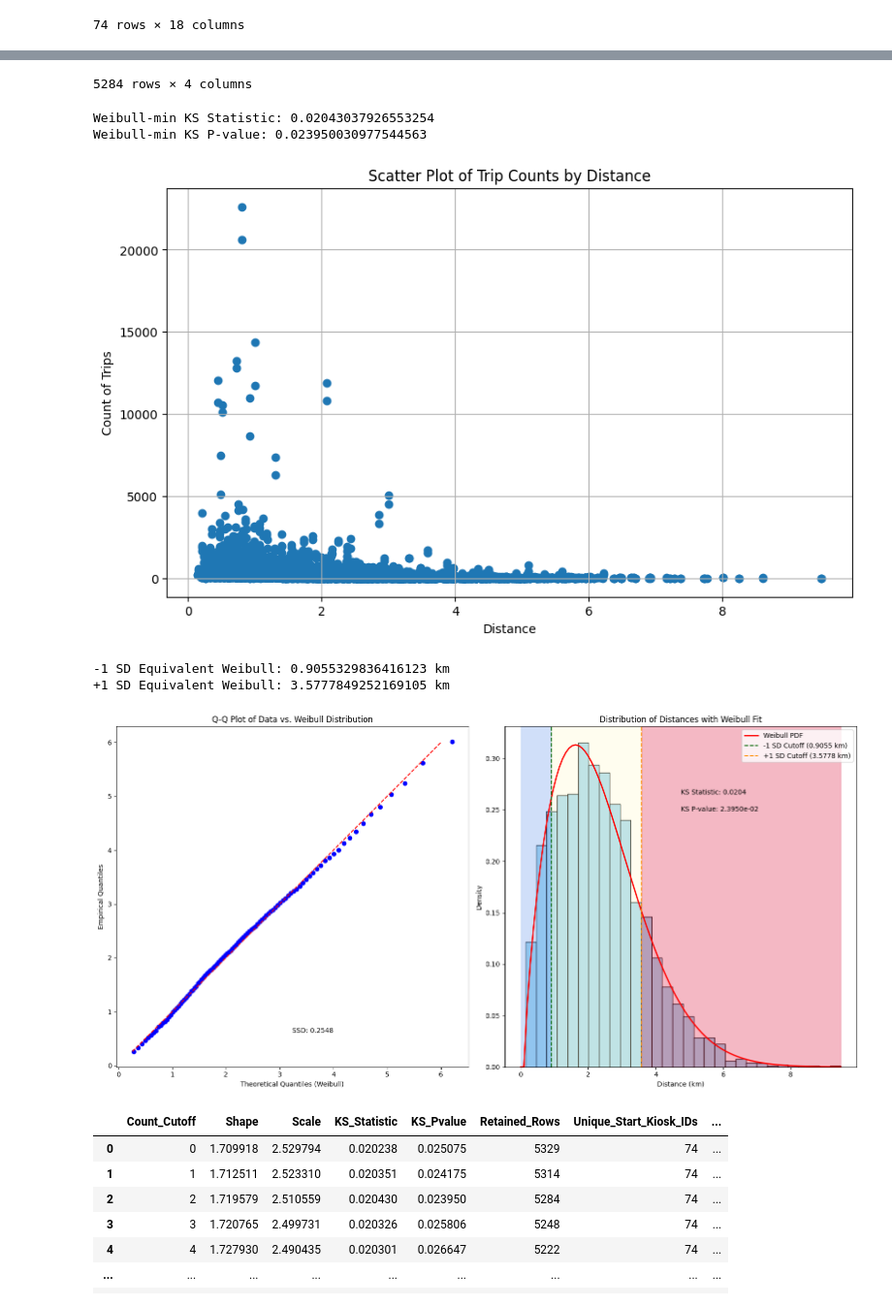
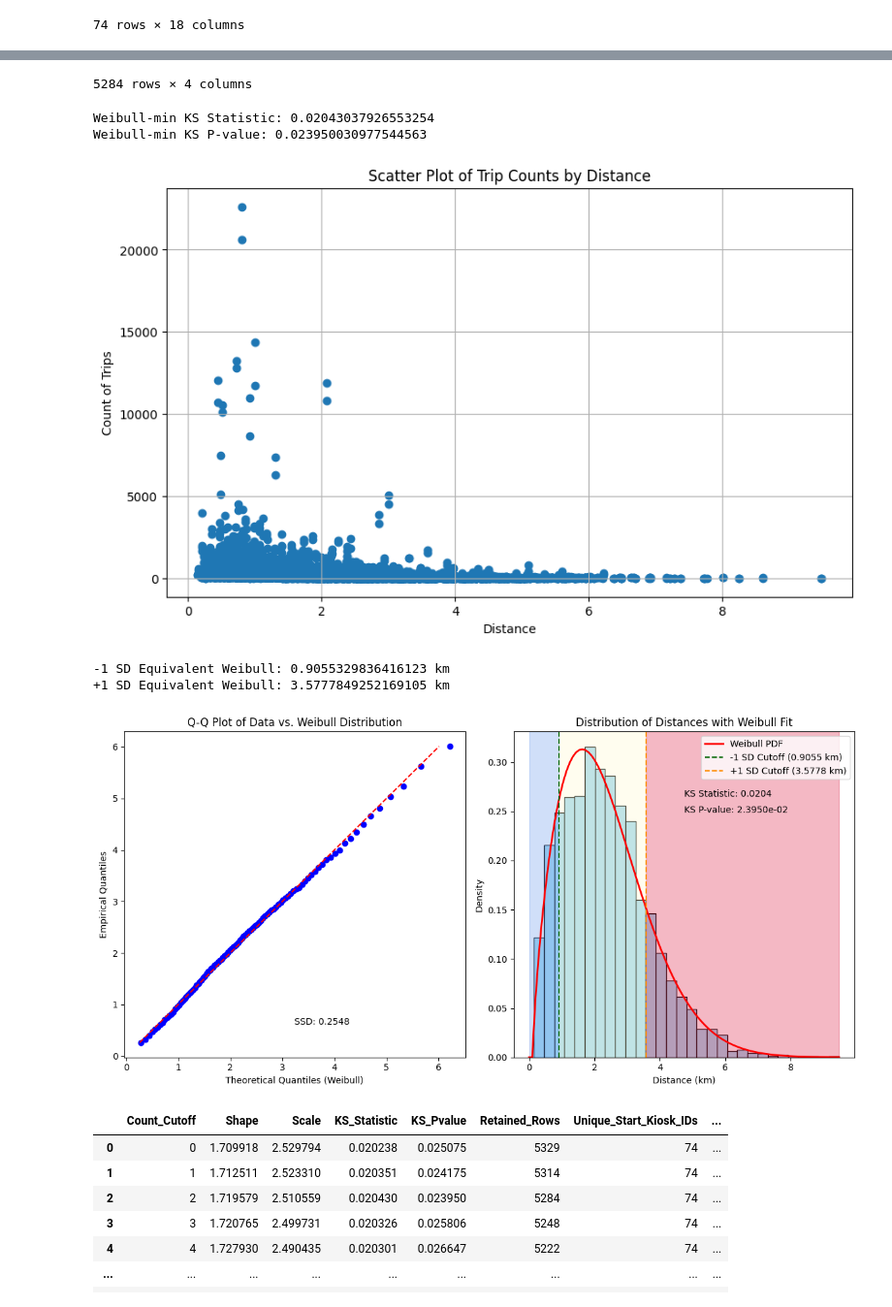
Before and after one commit to anonUnderground/openDataStories, a Jupyter notebook: src/data-processing/create_kiosk_vis_json.ipynb, the cells around one changed output, grey strips where cells are left out. Shown at 97% size. Drawn from its saved outputs; the diff is of its cells as text; code cells hidden in the pictures.

```diff
--- a/src/data-processing/create_kiosk_vis_json.ipynb
+++ b/src/data-processing/create_kiosk_vis_json.ipynb
@@ -206,3 +223,40 @@ AIC and BIC values for all tested distributions:
 2      lognorm  17872.439267  17892.222841
 3  weibull_min  17678.362417  17698.145990
 4  weibull_max  43719.775054  43739.558627
+# %%
+# Initialize an empty list to store results
+results = []
+
+# Iterate over each distribution
+for distribution in distributions:
+    # Fit distribution to data
+    params = distribution.fit(data)
+    arg = params[:-2]
+    loc = params[-2]
+    scale = params[-1]
+
+    # Calculate the log likelihood
+    if len(arg) > 0:  # If there are shape parameters
+        log_likelihood = np.sum(distribution.logpdf(data, *arg, loc=loc, scale=scale))
+    else:
+        log_likelihood = np.sum(distribution.logpdf(data, loc=loc, scale=scale))
+
+    # Calculate AIC and BIC
+    k = len(params)  # Number of parameters
+    aic = -2 * log_likelihood + 2 * k
+    bic = -2 * log_likelihood + k * np.log(len(data))
+
+    # Construct a list of parameters for each distribution
+    params_list = [distribution.name]
+    params_list.extend(arg) if arg else params_list.append(None)
+    params_list.extend([loc, scale, aic, bic])
+
+    # Append to results
+    results.append(params_list)
+
+# Create DataFrame
+columns = ['Distribution', 'Arg', 'Loc', 'Scale', 'AIC', 'BIC']
+results_df = pd.DataFrame(results, columns=columns)
+
+print("\nAIC and BIC values for all tested distributions with parameters:")
+print(results_df)
@@ -595,7 +638,7 @@ data_quantiles = np.percentile(data, np.linspace(1, 99, 100))
 ssd_weibull = np.sum((weibull_quantiles - data_quantiles)**2)
 
 # Create a figure with 2 subplots
-plt.figure(figsize=(16, 8))
+plt.figure(figsize=(12, 6))
 
 # Weibull Q-Q plot
 plt.subplot(1, 2, 1)  # 1 row, 2 columns, first subplot
@@ -625,34 +668,34 @@ plt.ylabel('Density')
 plt.legend()
 
 
 # Add KS statistic and p-value text
 plt.text(0.5, 0.8, f"KS Statistic: {weibull_min_ks_statistic:.4f}", transform=plt.gca().transAxes)
 plt.text(0.5, 0.75, f"KS P-value: {weibull_min_ks_pvalue:.4e}", transform=plt.gca().transAxes)
 # plt.text(0.5, 0.7, f"Mean Bootstrapping P-value: {p_value_mean:.4e}", transform=plt.gca().transAxes)
 
 # Show the combined plot
 plt.tight_layout()
 plt.show()
 # %% [output]
 |  | Start_Kiosk_ID | End_Kiosk_ID | Count | Distance |
 | 0 | 3795 | 3798 | 22621 | 0.806100 |
 | 1 | 3798 | 3795 | 20636 | 0.806100 |
 | 2 | 3838 | 3798 | 14366 | 1.000056 |
 | 3 | 3798 | 3794 | 13227 | 0.728021 |
 | 4 | 3794 | 3798 | 12792 | 0.728021 |
 | ... | ... | ... | ... | ... |
 | 5279 | 3687 | 4051 | 3 | 1.860797 |
 | 5280 | 2823 | 3792 | 3 | 4.772077 |
 | 5281 | 4699 | 4051 | 3 | 4.144512 |
 | 5282 | 4699 | 4055 | 3 | 2.745019 |
 | 5283 | 4055 | 3793 | 3 | 3.706749 |
 5284 rows × 4 columns
 Weibull-min KS Statistic: 0.02043037926553254
 Weibull-min KS P-value: 0.023950030977544563
 [figure]
 -1 SD Equivalent Weibull: 0.9055329836416123 km
 +1 SD Equivalent Weibull: 3.5777849252169105 km
-[figure, old version]
+[figure, new version]
 # %%
 # Load dataframe
 trips_between_kiosks_df = pd.read_json('../../dist/data/processed/trips_between_kiosks.json')
```
Also changed, not shown: parts of 8 cells of this notebook, 4 other files.
